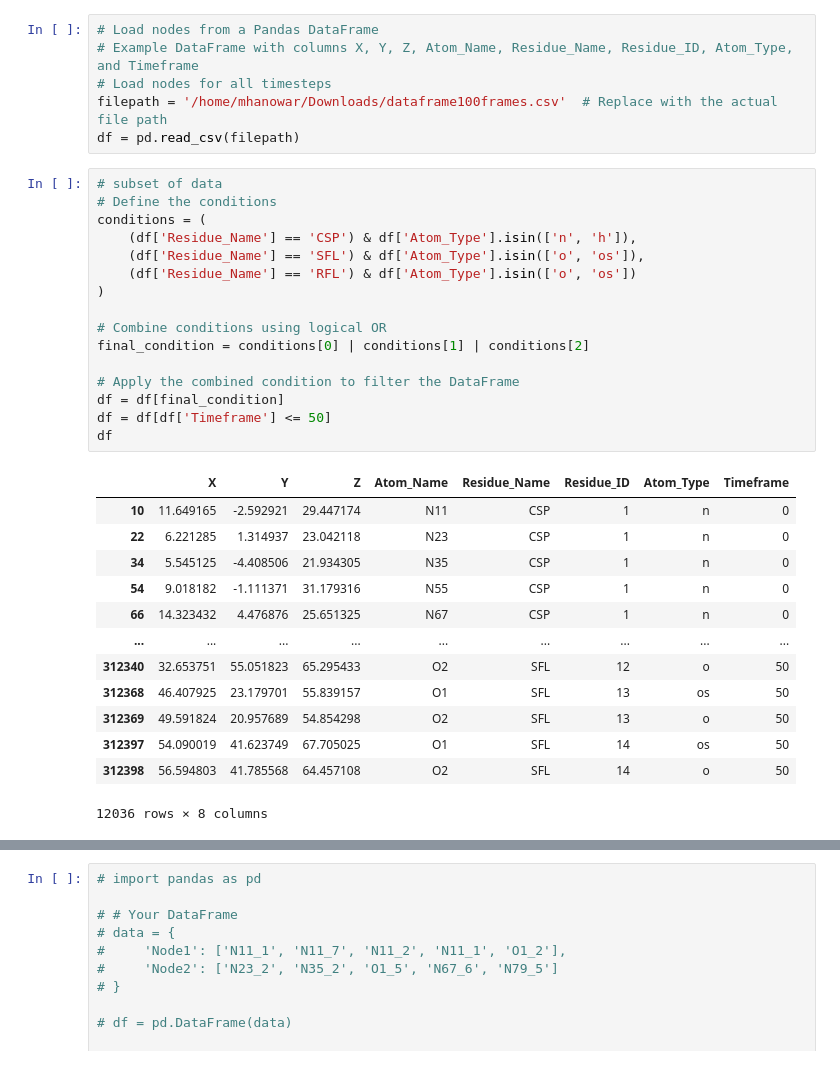
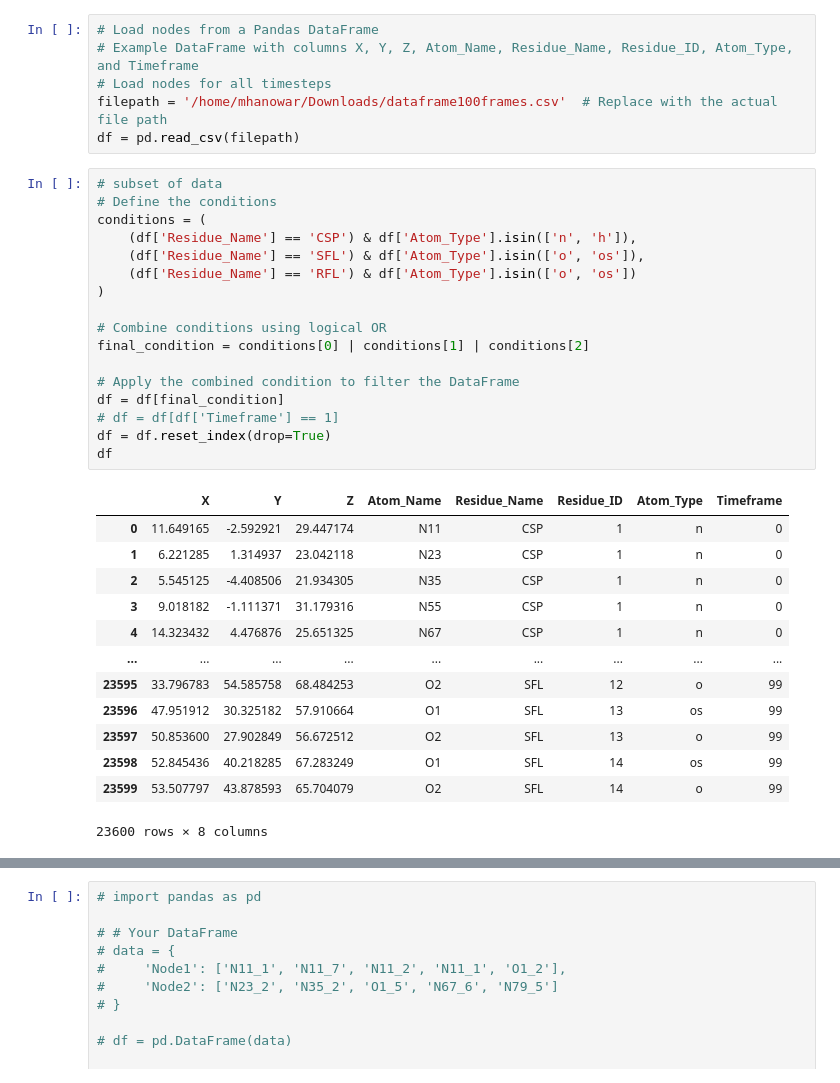
Before and after one commit to hasananowar/Graph_Representation, a Jupyter notebook: discrete to continuous.ipynb, the cells around one changed output, grey strips where cells are left out. Cells and saved outputs as stored; diff of their text form.

```diff
--- a/discrete to continuous.ipynb
+++ b/discrete to continuous.ipynb
@@ -14,33 +14,34 @@ df = pd.read_csv(filepath)
 # %%
 # subset of data
 # Define the conditions
 conditions = (
     (df['Residue_Name'] == 'CSP') & df['Atom_Type'].isin(['n', 'h']),
     (df['Residue_Name'] == 'SFL') & df['Atom_Type'].isin(['o', 'os']),
     (df['Residue_Name'] == 'RFL') & df['Atom_Type'].isin(['o', 'os'])
 )
 
 # Combine conditions using logical OR
 final_condition = conditions[0] | conditions[1] | conditions[2]
 
 # Apply the combined condition to filter the DataFrame
 df = df[final_condition]
-df = df[df['Timeframe'] <= 50]
+# df = df[df['Timeframe'] == 1]
+df = df.reset_index(drop=True)
 df
 # %% [output]
 |  | X | Y | Z | Atom_Name | Residue_Name | Residue_ID | Atom_Type | Timeframe |
-| 10 | 11.649165 | -2.592921 | 29.447174 | N11 | CSP | 1 | n | 0 |
-| 22 | 6.221285 | 1.314937 | 23.042118 | N23 | CSP | 1 | n | 0 |
-| 34 | 5.545125 | -4.408506 | 21.934305 | N35 | CSP | 1 | n | 0 |
-| 54 | 9.018182 | -1.111371 | 31.179316 | N55 | CSP | 1 | n | 0 |
-| 66 | 14.323432 | 4.476876 | 25.651325 | N67 | CSP | 1 | n | 0 |
+| 0 | 11.649165 | -2.592921 | 29.447174 | N11 | CSP | 1 | n | 0 |
+| 1 | 6.221285 | 1.314937 | 23.042118 | N23 | CSP | 1 | n | 0 |
+| 2 | 5.545125 | -4.408506 | 21.934305 | N35 | CSP | 1 | n | 0 |
+| 3 | 9.018182 | -1.111371 | 31.179316 | N55 | CSP | 1 | n | 0 |
+| 4 | 14.323432 | 4.476876 | 25.651325 | N67 | CSP | 1 | n | 0 |
 | ... | ... | ... | ... | ... | ... | ... | ... | ... |
-| 312340 | 32.653751 | 55.051823 | 65.295433 | O2 | SFL | 12 | o | 50 |
-| 312368 | 46.407925 | 23.179701 | 55.839157 | O1 | SFL | 13 | os | 50 |
-| 312369 | 49.591824 | 20.957689 | 54.854298 | O2 | SFL | 13 | o | 50 |
-| 312397 | 54.090019 | 41.623749 | 67.705025 | O1 | SFL | 14 | os | 50 |
-| 312398 | 56.594803 | 41.785568 | 64.457108 | O2 | SFL | 14 | o | 50 |
+| 23595 | 33.796783 | 54.585758 | 68.484253 | O2 | SFL | 12 | o | 99 |
+| 23596 | 47.951912 | 30.325182 | 57.910664 | O1 | SFL | 13 | os | 99 |
+| 23597 | 50.853600 | 27.902849 | 56.672512 | O2 | SFL | 13 | o | 99 |
+| 23598 | 52.845436 | 40.218285 | 67.283249 | O1 | SFL | 14 | os | 99 |
+| 23599 | 53.507797 | 43.878593 | 65.704079 | O2 | SFL | 14 | o | 99 |
-12036 rows × 8 columns
+23600 rows × 8 columns
 # %%
 
 
```
Also changed, not shown: parts of 4 cells of this notebook, 2 other files.
